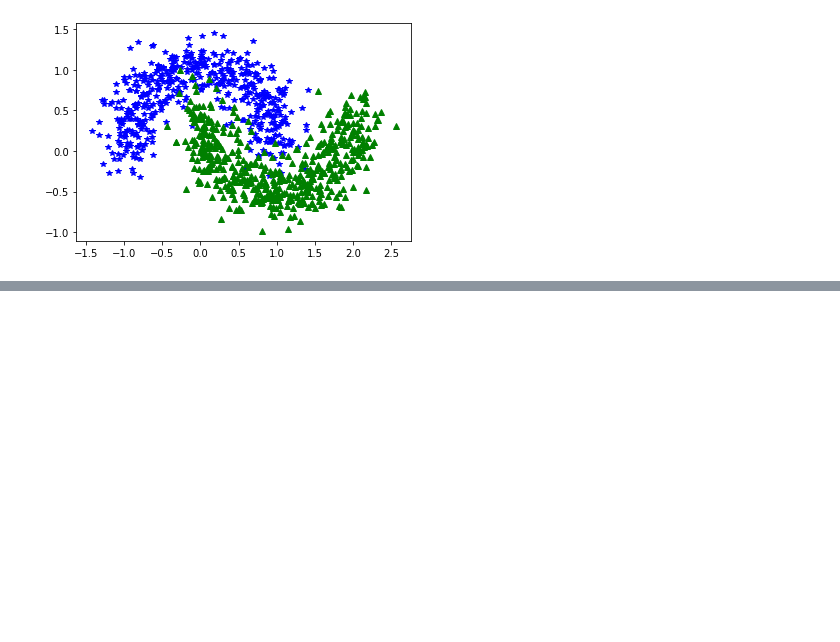
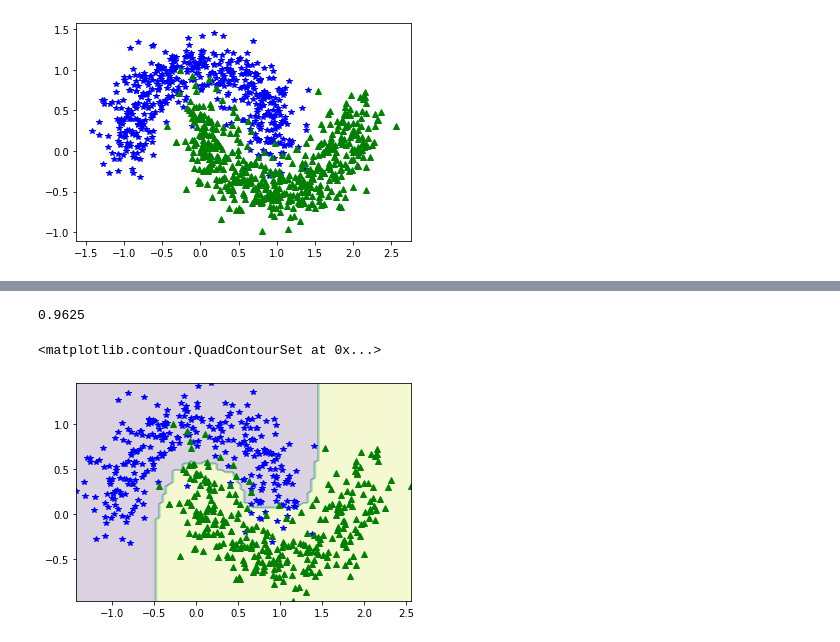
Before and after one commit to SubhoBasak/Learning_DataScience, a Jupyter notebook: 06_RandomForest/random_forest.ipynb, the cells around one changed output, grey strips where cells are left out. Cells and saved outputs as stored; diff of their text form; code cells hidden in the pictures; blank space fills up the shorter version.

```diff
--- a/06_RandomForest/random_forest.ipynb
+++ b/06_RandomForest/random_forest.ipynb
@@ -63,0 +67,6 @@ VotingClassifier 0.9625
+# %%
+bag_clf = BaggingClassifier(
+    DecisionTreeClassifier(), n_estimators = 500,
+    max_samples = 100, bootstrap = True, n_jobs = -1
+)
+bag_clf.fit(X_train, y_train)
@@ -63,0 +93,22 @@ VotingClassifier 0.9625
+# %%
+accuracy_score(y_test, y_pred)
+# %% [output]
+0.9625
+# %%
+x0, x1 = np.meshgrid(
+    np.linspace(X_train[:, 0].min(), X_train[:, 0].max(), 100),
+    np.linspace(X_train[:, 1].min(), X_train[:, 1].max(), 100)
+)
+
+X_new = np.c_[x0.ravel(), x1.ravel()]
+
+y_pred = bag_clf.predict(X_new).reshape(x0.shape)
+y_prob = bag_clf.predict_proba(X_new)[:, 0].reshape(x0.shape)
+
+plt.plot(X_train[y_train == 0, 0], X_train[y_train == 0, 1], 'b*')
+plt.plot(X_train[y_train == 1, 0], X_train[y_train == 1, 1], 'g^')
+
+plt.contourf(x0, x1, y_pred, alpha = 0.2)
+# %% [output]
+<matplotlib.contour.QuadContourSet at 0x...>
+[figure, added]
```
Also changed, not shown: parts of 34 cells of this notebook, 3 other files.
